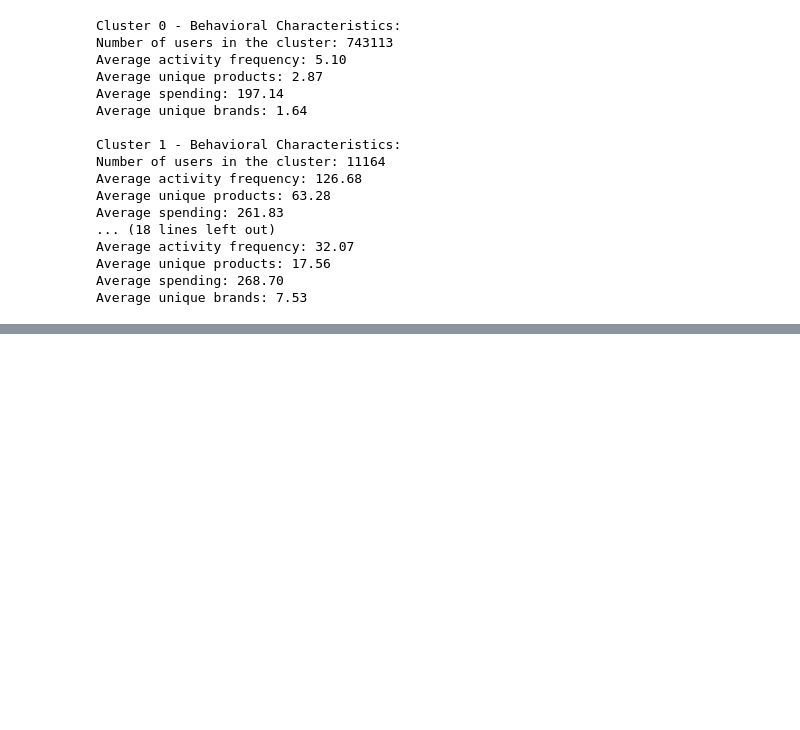
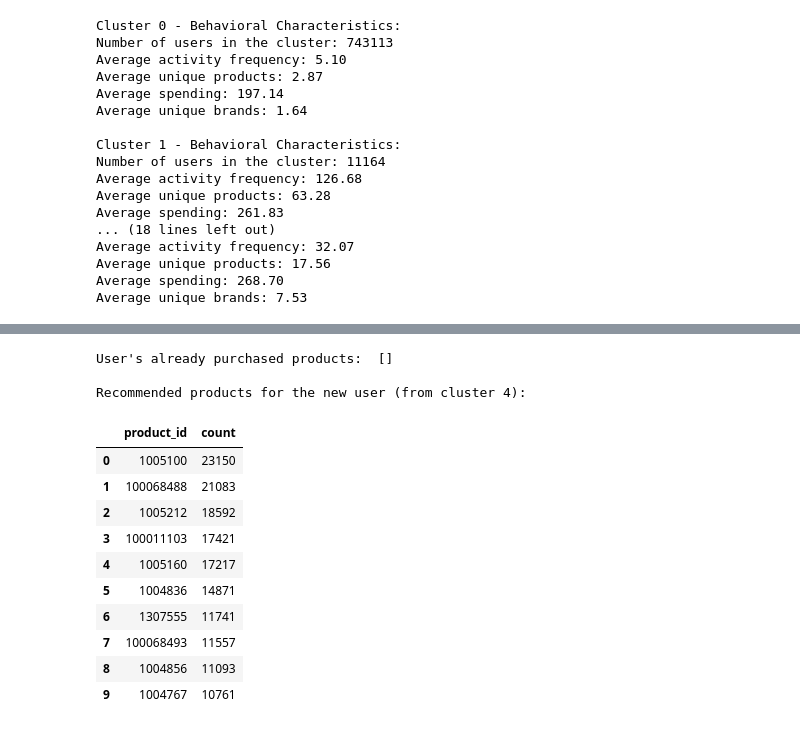
Before and after one commit to asalem2/E-Commerce-Product-Recommendation-System, a Jupyter notebook: kmeans_chris_sanfilippo.ipynb, the cells around one changed output, grey strips where cells are left out. Saved outputs shown, nothing was run; the diff lists cells and outputs as text; code cells hidden in the pictures; blank space fills up the shorter version.

```diff
--- a/kmeans_chris_sanfilippo.ipynb
+++ b/kmeans_chris_sanfilippo.ipynb
@@ -247,0 +270,31 @@ Average unique brands: 7.53
+# %%
+cluster_users = user_features[user_features['cluster'] == predicted_cluster]['user_id']
+cluster_data = df[df['user_id'].isin(cluster_users)]
+
+popular_products = cluster_data['product_id'].value_counts().reset_index()
+popular_products.columns = ['product_id', 'count']
+
+user_purchased_products = new_user_data[new_user_data['event_type'] == 'purchase']['product_id'].unique()
+print("User's already purchased products: ", user_purchased_products)
+popular_products = popular_products[~popular_products['product_id'].isin(user_purchased_products)]
+
+top_n = 10
+recommended_products = popular_products.head(top_n)
+
+print(f"\nRecommended products for the new user (from cluster {predicted_cluster}):")
+display(recommended_products)
+# %% [output]
+User's already purchased products:  []
+
+Recommended products for the new user (from cluster 4):
+|  | product_id | count |
+| 0 | 1005100 | 23150 |
+| 1 | 100068488 | 21083 |
+| 2 | 1005212 | 18592 |
+| 3 | 100011103 | 17421 |
+| 4 | 1005160 | 17217 |
+| 5 | 1004836 | 14871 |
+| 6 | 1307555 | 11741 |
+| 7 | 100068493 | 11557 |
+| 8 | 1004856 | 11093 |
+| 9 | 1004767 | 10761 |
```
Also changed, not shown: parts of 7 cells of this notebook, 1 other file.
